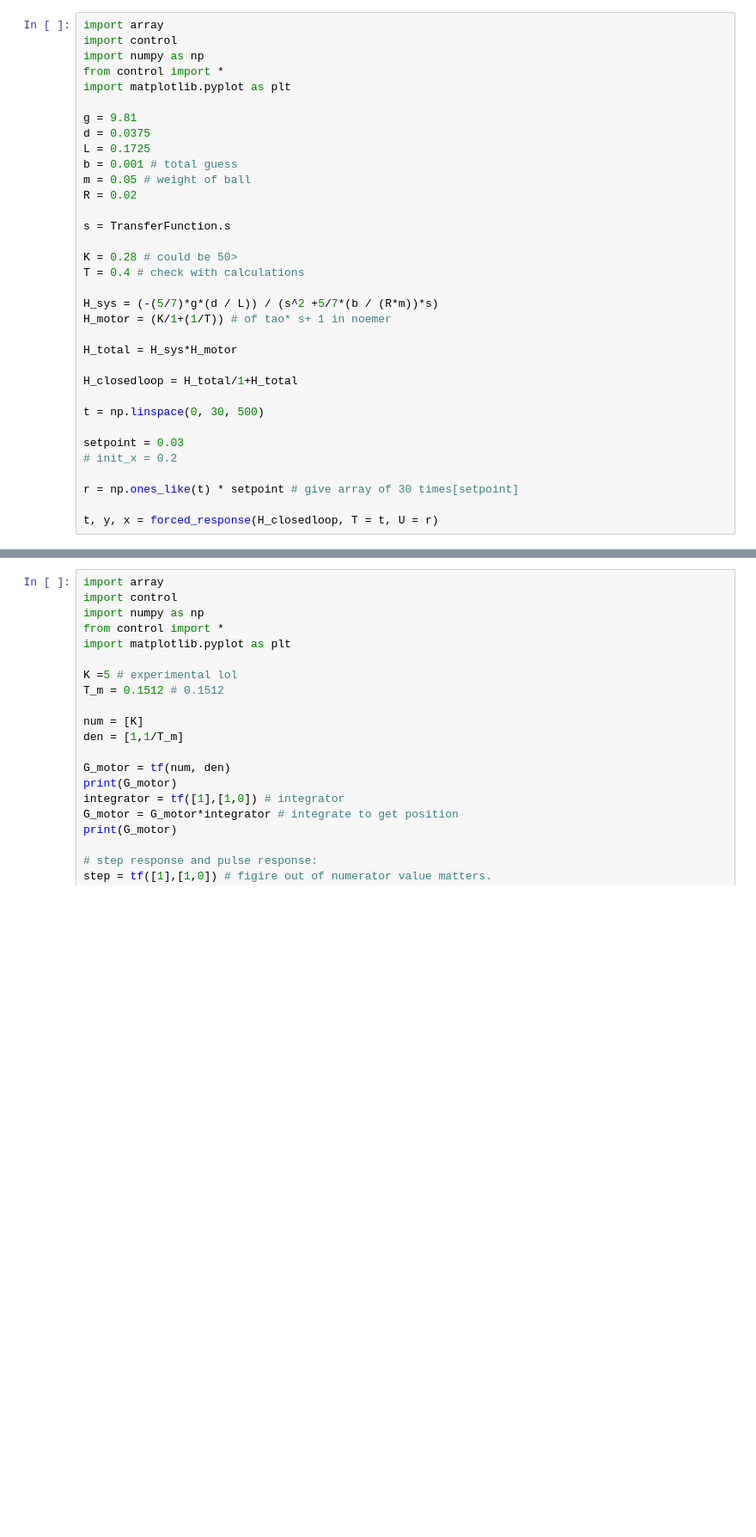
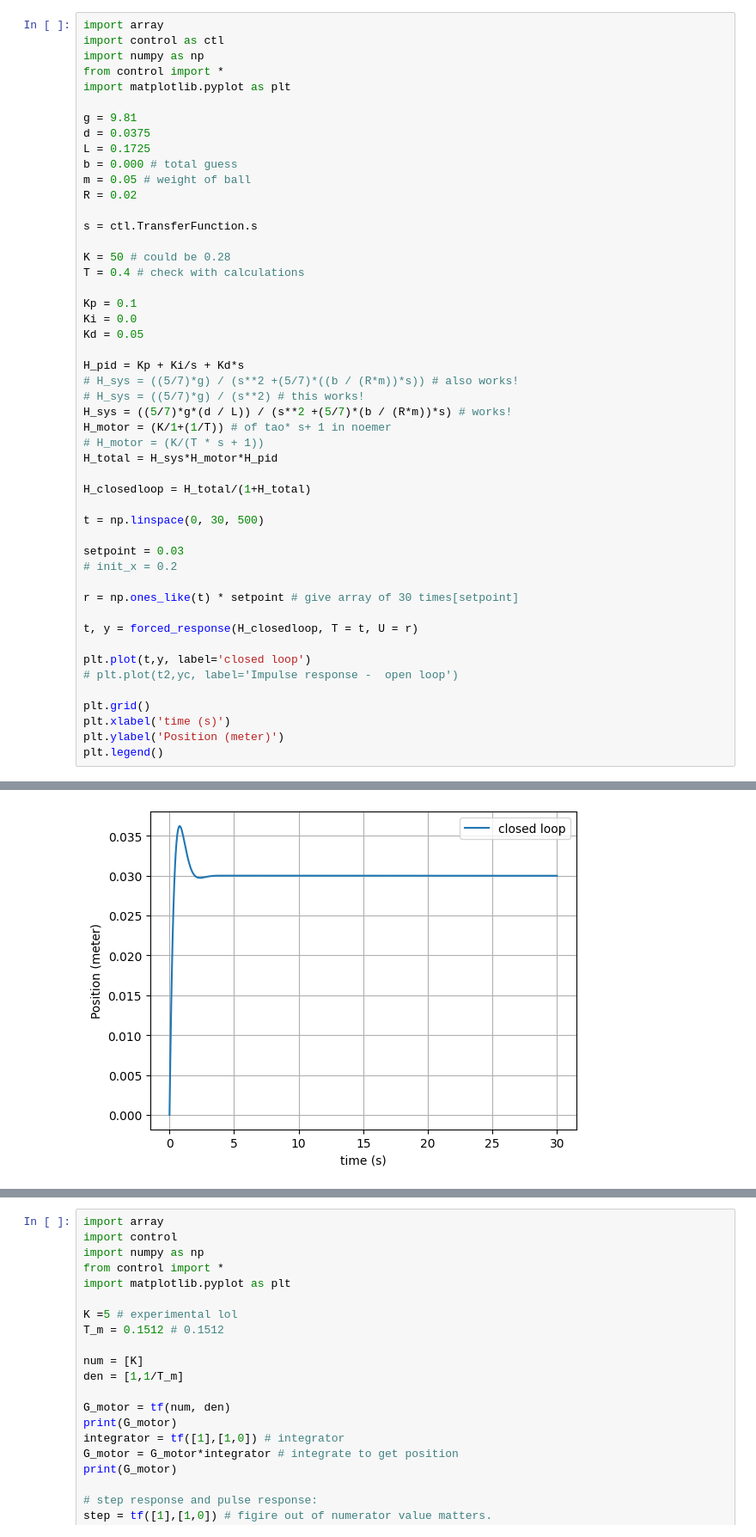
Before and after one commit to TijnAltenaAO/python-modeling, a Jupyter notebook: controlsystemsmodeling.ipynb, the cells around one changed output, grey strips where cells are left out. Shown at 86% size. Cells and saved outputs as stored; diff of their text form; blank space fills up the shorter version.

```diff
--- a/controlsystemsmodeling.ipynb
+++ b/controlsystemsmodeling.ipynb
@@ -1,6 +1,6 @@
 # %%
 import array
-import control
+import control as ctl
 import numpy as np
 from control import *
 import matplotlib.pyplot as plt
@@ -8,21 +8,28 @@ import matplotlib.pyplot as plt
 g = 9.81
 d = 0.0375
 L = 0.1725
-b = 0.001 # total guess
+b = 0.000 # total guess
 m = 0.05 # weight of ball
 R = 0.02
 
-s = TransferFunction.s
+s = ctl.TransferFunction.s
 
-K = 0.28 # could be 50>
+K = 50 # could be 0.28
 T = 0.4 # check with calculations
 
-H_sys = (-(5/7)*g*(d / L)) / (s^2 +5/7*(b / (R*m))*s)
+Kp = 0.1
+Ki = 0.0
+Kd = 0.05
+
+H_pid = Kp + Ki/s + Kd*s
+# H_sys = ((5/7)*g) / (s**2 +(5/7)*((b / (R*m))*s)) # also works!
+# H_sys = ((5/7)*g) / (s**2) # this works!
+H_sys = ((5/7)*g*(d / L)) / (s**2 +(5/7)*(b / (R*m))*s) # works!
 H_motor = (K/1+(1/T)) # of tao* s+ 1 in noemer
+# H_motor = (K/(T * s + 1))
+H_total = H_sys*H_motor*H_pid
 
-H_total = H_sys*H_motor
-
-H_closedloop = H_total/1+H_total
+H_closedloop = H_total/(1+H_total)
 
 t = np.linspace(0, 30, 500)
 
@@ -31,4 +38,13 @@ setpoint = 0.03
 
 r = np.ones_like(t) * setpoint # give array of 30 times[setpoint]
 
-t, y, x = forced_response(H_closedloop, T = t, U = r)
+t, y = forced_response(H_closedloop, T = t, U = r)
+
+plt.plot(t,y, label='closed loop')
+# plt.plot(t2,yc, label='Impulse response -  open loop')
+
+plt.grid()
+plt.xlabel('time (s)')
+plt.ylabel('Position (meter)')
+plt.legend()
+# %% [output]
@@ -35,3 +52,4 @@ t, y, x = forced_response(H_closedloop, T = t, U = r)
+[figure, added]
 # %%
 import array
 import control
```
Also changed, not shown: parts of 3 cells of this notebook.
